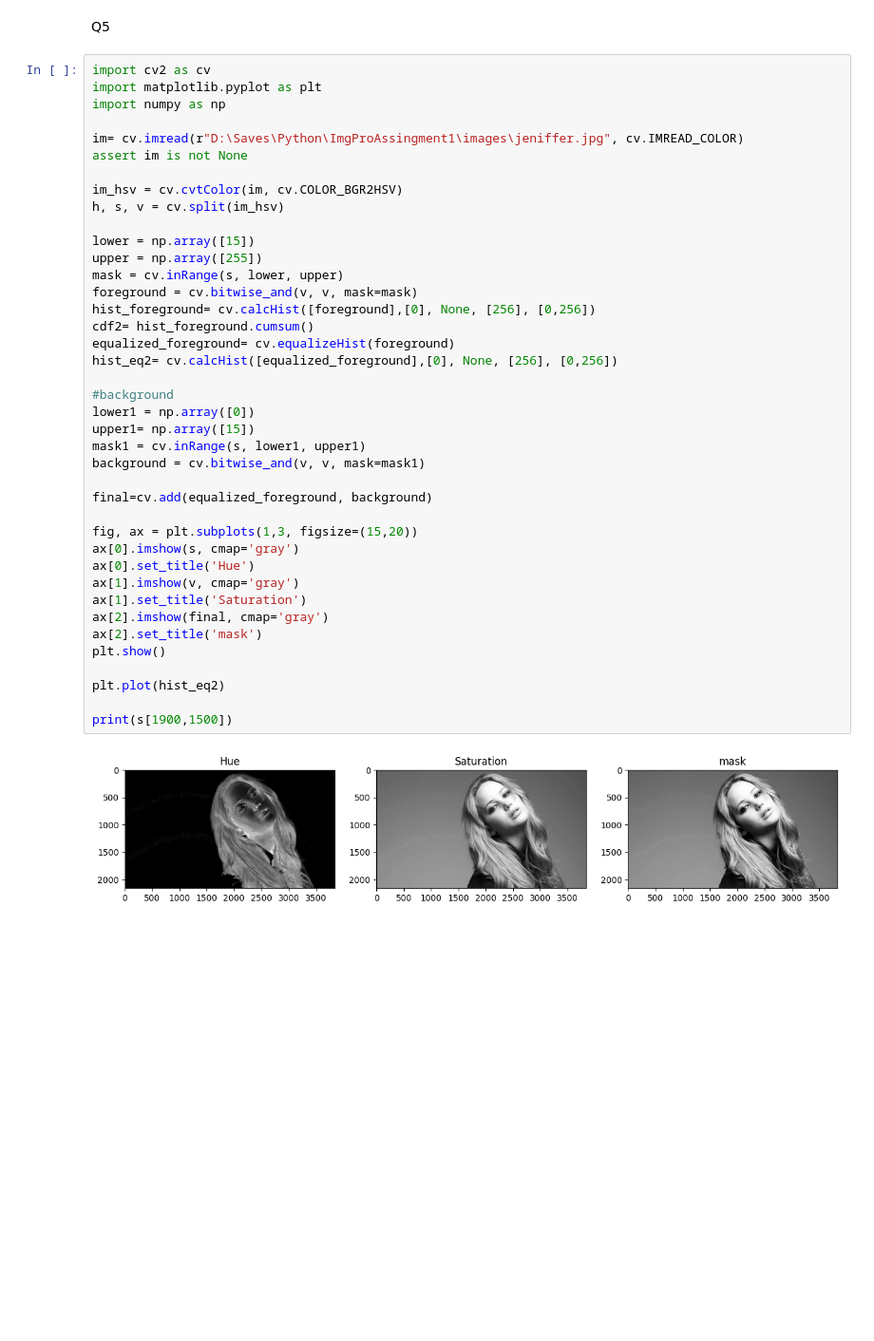
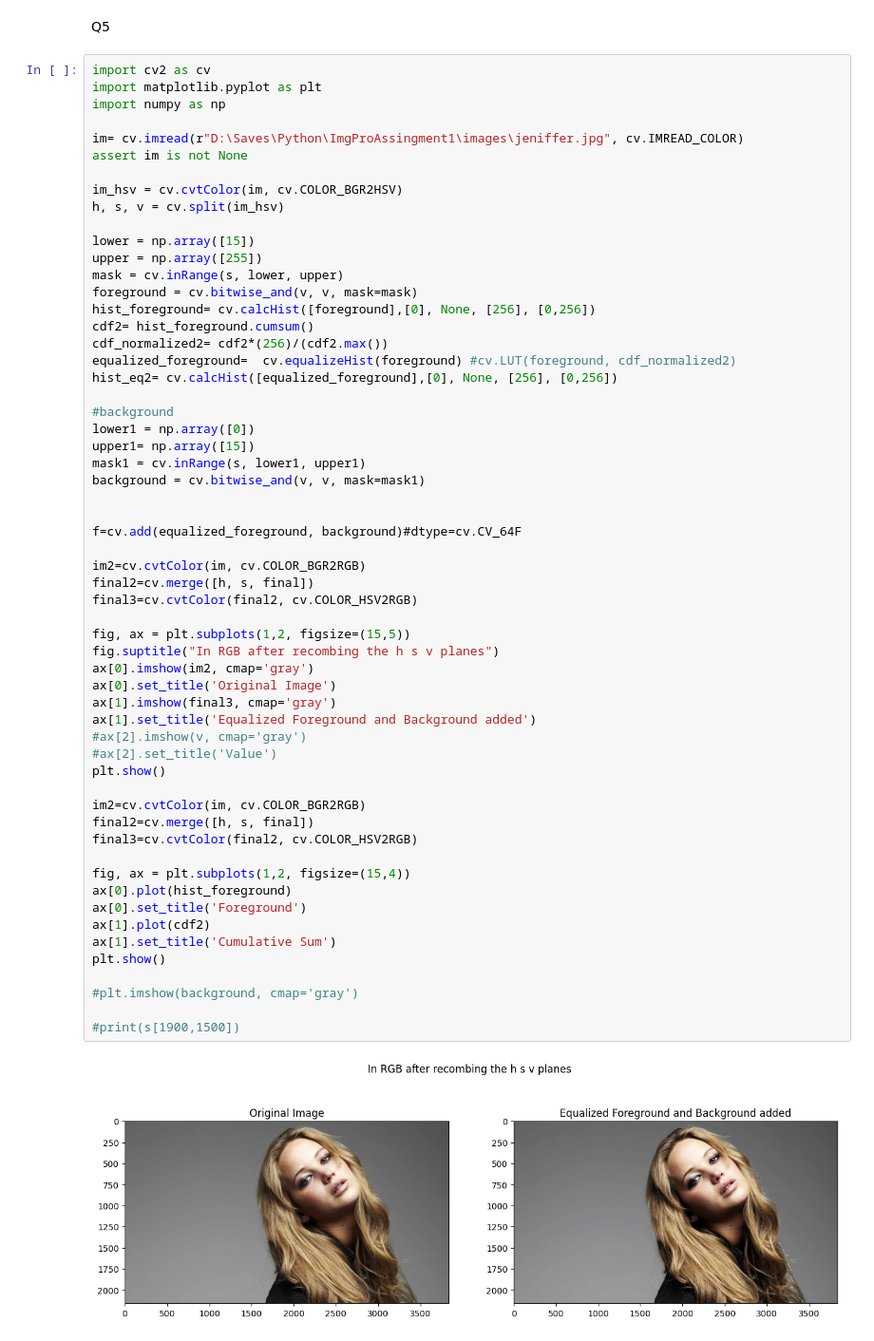
Before and after one commit to SathyaYapa/ImgProAssingment1, a Jupyter notebook: d_eng_21_0109_a01.ipynb, the cells around one changed output. Shown at 95% size. Drawn from its saved outputs; the diff is of its cells as text; blank space fills up the shorter version.

```diff
--- a/d_eng_21_0109_a01.ipynb
+++ b/d_eng_21_0109_a01.ipynb
@@ -153,42 +159,60 @@ Q5
 # %%
 import cv2 as cv
 import matplotlib.pyplot as plt
 import numpy as np
 
 im= cv.imread(r"D:\Saves\Python\ImgProAssingment1\images\jeniffer.jpg", cv.IMREAD_COLOR)
 assert im is not None
 
 im_hsv = cv.cvtColor(im, cv.COLOR_BGR2HSV)
 h, s, v = cv.split(im_hsv)
 
 lower = np.array([15])
 upper = np.array([255])
 mask = cv.inRange(s, lower, upper)
 foreground = cv.bitwise_and(v, v, mask=mask)
 hist_foreground= cv.calcHist([foreground],[0], None, [256], [0,256])
 cdf2= hist_foreground.cumsum()
-equalized_foreground= cv.equalizeHist(foreground)
+cdf_normalized2= cdf2*(256)/(cdf2.max())
+equalized_foreground=  cv.equalizeHist(foreground) #cv.LUT(foreground, cdf_normalized2)
 hist_eq2= cv.calcHist([equalized_foreground],[0], None, [256], [0,256])
 
 #background
 lower1 = np.array([0])
 upper1= np.array([15])
 mask1 = cv.inRange(s, lower1, upper1)
 background = cv.bitwise_and(v, v, mask=mask1)
 
-final=cv.add(equalized_foreground, background)
 
-fig, ax = plt.subplots(1,3, figsize=(15,20))
-ax[0].imshow(s, cmap='gray')
-ax[0].set_title('Hue')
-ax[1].imshow(v, cmap='gray')
-ax[1].set_title('Saturation')
-ax[2].imshow(final, cmap='gray')
-ax[2].set_title('mask')
+f=cv.add(equalized_foreground, background)#dtype=cv.CV_64F
+
+im2=cv.cvtColor(im, cv.COLOR_BGR2RGB)
+final2=cv.merge([h, s, final])
+final3=cv.cvtColor(final2, cv.COLOR_HSV2RGB)
+
+fig, ax = plt.subplots(1,2, figsize=(15,5))
+fig.suptitle("In RGB after recombing the h s v planes")
+ax[0].imshow(im2, cmap='gray')
+ax[0].set_title('Original Image')
+ax[1].imshow(final3, cmap='gray')
+ax[1].set_title('Equalized Foreground and Background added')
+#ax[2].imshow(v, cmap='gray')
+#ax[2].set_title('Value')
 plt.show()
 
-plt.plot(hist_eq2)
+im2=cv.cvtColor(im, cv.COLOR_BGR2RGB)
+final2=cv.merge([h, s, final])
+final3=cv.cvtColor(final2, cv.COLOR_HSV2RGB)
 
-print(s[1900,1500])
+fig, ax = plt.subplots(1,2, figsize=(15,4))
+ax[0].plot(hist_foreground)
+ax[0].set_title('Foreground')
+ax[1].plot(cdf2)
+ax[1].set_title('Cumulative Sum')
+plt.show()
+
+#plt.imshow(background, cmap='gray')
+
+#print(s[1900,1500])
 # %% [output]
-[figure, old version]
+[figure, new version]
```
Also changed, not shown: parts of 4 cells of this notebook, 1 other file.
